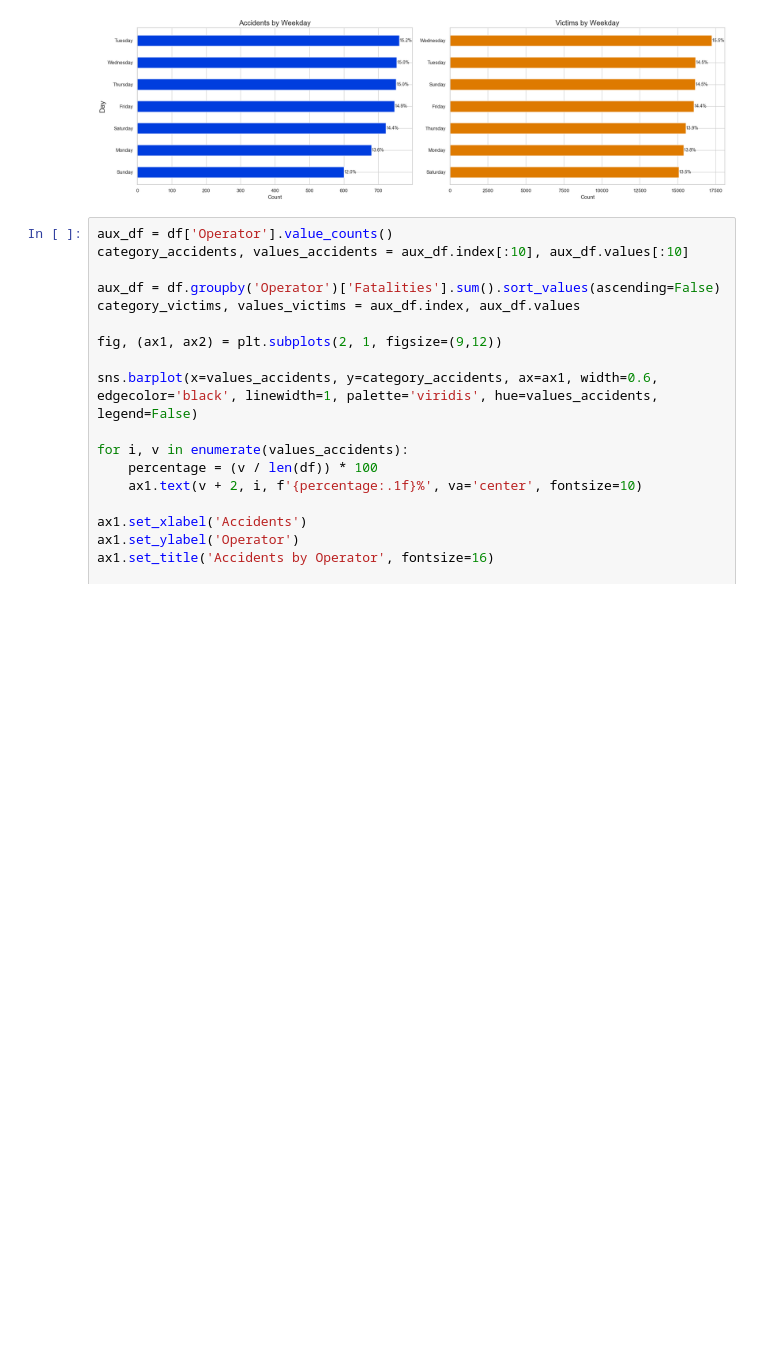
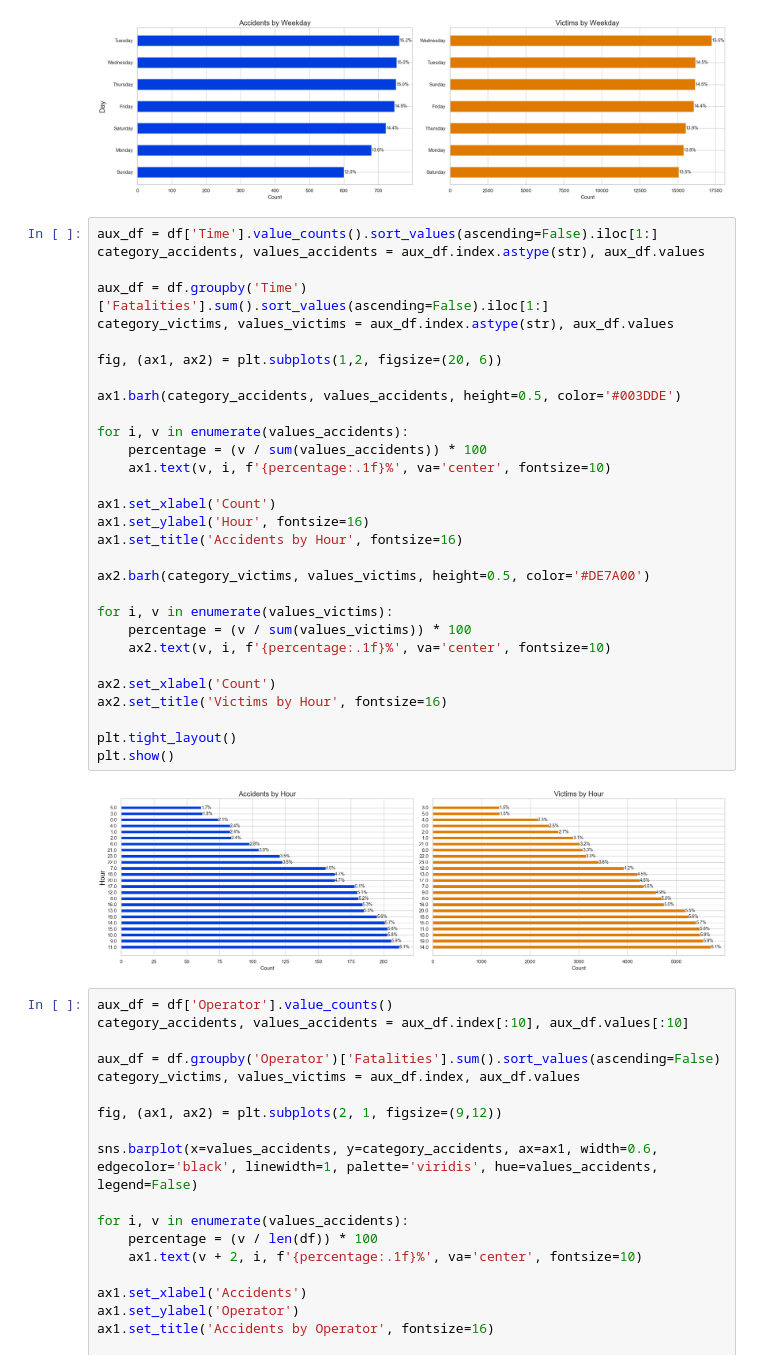
Before and after one commit to motm-1/PI_DA, a Jupyter notebook: eda.ipynb, the cells around one changed output. Cells and saved outputs as stored; diff of their text form; blank space fills up the shorter version.

```diff
--- a/eda.ipynb
+++ b/eda.ipynb
@@ -240,6 +280,38 @@ plt.tight_layout()
 plt.show()
 # %% [output]
 [figure]
+# %%
+aux_df = df['Time'].value_counts().sort_values(ascending=False).iloc[1:]
+category_accidents, values_accidents = aux_df.index.astype(str), aux_df.values
+
+aux_df = df.groupby('Time')['Fatalities'].sum().sort_values(ascending=False).iloc[1:]
+category_victims, values_victims = aux_df.index.astype(str), aux_df.values
+
+fig, (ax1, ax2) = plt.subplots(1,2, figsize=(20, 6))
+
+ax1.barh(category_accidents, values_accidents, height=0.5, color='#003DDE')
+
+for i, v in enumerate(values_accidents):
+    percentage = (v / sum(values_accidents)) * 100
+    ax1.text(v, i, f'{percentage:.1f}%', va='center', fontsize=10)
+
+ax1.set_xlabel('Count')
+ax1.set_ylabel('Hour', fontsize=16)
+ax1.set_title('Accidents by Hour', fontsize=16)
+
+ax2.barh(category_victims, values_victims, height=0.5, color='#DE7A00')
+
+for i, v in enumerate(values_victims):
+    percentage = (v / sum(values_victims)) * 100
+    ax2.text(v, i, f'{percentage:.1f}%', va='center', fontsize=10)
+
+ax2.set_xlabel('Count')
+ax2.set_title('Victims by Hour', fontsize=16)
+
+plt.tight_layout()
+plt.show()
+# %% [output]
+[figure, added]
 # %%
 aux_df = df['Operator'].value_counts()
 category_accidents, values_accidents = aux_df.index[:10], aux_df.values[:10]
```
Also changed, not shown: parts of 26 cells of this notebook.
